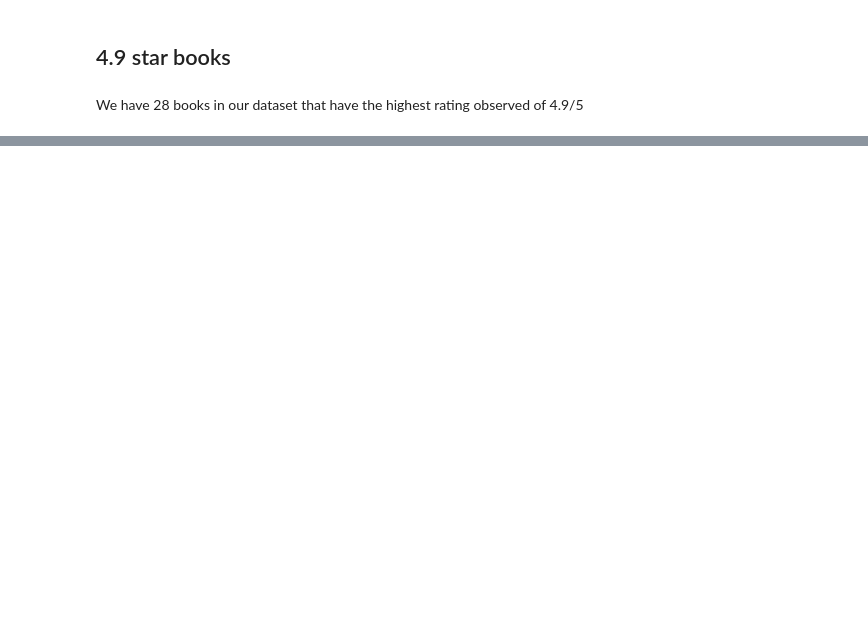
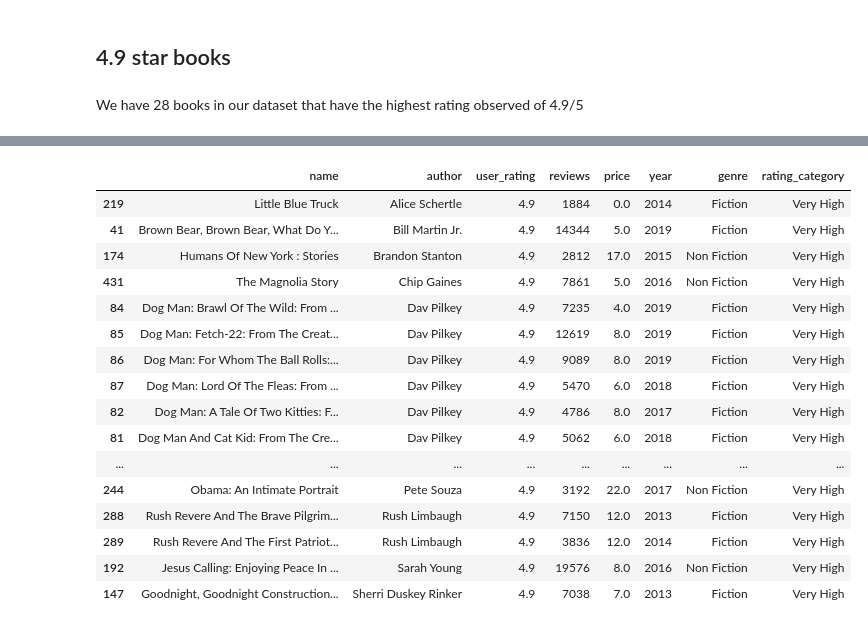
Before and after one commit to shreyankpatil/gdi-data-visualization-python, a Jupyter notebook: notebooks/02-processing-and-visualizing-data.ipynb, the cells around one changed output, grey strips where cells are left out. Saved outputs shown, nothing was run; the diff lists cells and outputs as text; code cells hidden in the pictures; blank space fills up the shorter version.

```diff
--- a/notebooks/02-processing-and-visualizing-data.ipynb
+++ b/notebooks/02-processing-and-visualizing-data.ipynb
@@ -56,6 +60,6 @@ def process_ratings(user_rating, rating_dict):
                 rating_category = key
     return rating_category
 # %%
-df_books['Rating Category'] = df_books['User Rating'].apply(lambda x: process_ratings(x, rating_dict))
-df_books['Rating Category'] = pd.Categorical(df_books['Rating Category'])
+df_books['rating_category'] = df_books['user_rating'].apply(lambda x: process_ratings(x, rating_dict))
+df_books['rating_category'] = pd.Categorical(df_books['rating_category'])
 # %%
@@ -164,0 +179,21 @@ df_top_books
+# %%
+df_top_books = df_books[df_books['user_rating'] == 4.9].sort_values('author')
+df_top_books
+# %% [output]
+|  | name | author | user_rating | reviews | price | year | genre | rating_category |
+| 219 | Little Blue Truck | Alice Schertle | 4.9 | 1884 | 0.0 | 2014 | Fiction | Very High |
+| 41 | Brown Bear, Brown Bear, What Do Y... | Bill Martin Jr. | 4.9 | 14344 | 5.0 | 2019 | Fiction | Very High |
+| 174 | Humans Of New York : Stories | Brandon Stanton | 4.9 | 2812 | 17.0 | 2015 | Non Fiction | Very High |
+| 431 | The Magnolia Story | Chip Gaines | 4.9 | 7861 | 5.0 | 2016 | Non Fiction | Very High |
+| 84 | Dog Man: Brawl Of The Wild: From ... | Dav Pilkey | 4.9 | 7235 | 4.0 | 2019 | Fiction | Very High |
+| 85 | Dog Man: Fetch-22: From The Creat... | Dav Pilkey | 4.9 | 12619 | 8.0 | 2019 | Fiction | Very High |
+| 86 | Dog Man: For Whom The Ball Rolls:... | Dav Pilkey | 4.9 | 9089 | 8.0 | 2019 | Fiction | Very High |
+| 87 | Dog Man: Lord Of The Fleas: From ... | Dav Pilkey | 4.9 | 5470 | 6.0 | 2018 | Fiction | Very High |
+| 82 | Dog Man: A Tale Of Two Kitties: F... | Dav Pilkey | 4.9 | 4786 | 8.0 | 2017 | Fiction | Very High |
+| 81 | Dog Man And Cat Kid: From The Cre... | Dav Pilkey | 4.9 | 5062 | 6.0 | 2018 | Fiction | Very High |
+| ... | ... | ... | ... | ... | ... | ... | ... | ... |
+| 244 | Obama: An Intimate Portrait | Pete Souza | 4.9 | 3192 | 22.0 | 2017 | Non Fiction | Very High |
+| 288 | Rush Revere And The Brave Pilgrim... | Rush Limbaugh | 4.9 | 7150 | 12.0 | 2013 | Fiction | Very High |
+| 289 | Rush Revere And The First Patriot... | Rush Limbaugh | 4.9 | 3836 | 12.0 | 2014 | Fiction | Very High |
+| 192 | Jesus Calling: Enjoying Peace In ... | Sarah Young | 4.9 | 19576 | 8.0 | 2016 | Non Fiction | Very High |
+| 147 | Goodnight, Goodnight Construction... | Sherri Duskey Rinker | 4.9 | 7038 | 7.0 | 2013 | Fiction | Very High |
```
Also changed, not shown: parts of 16 cells of this notebook, 3 other files.
